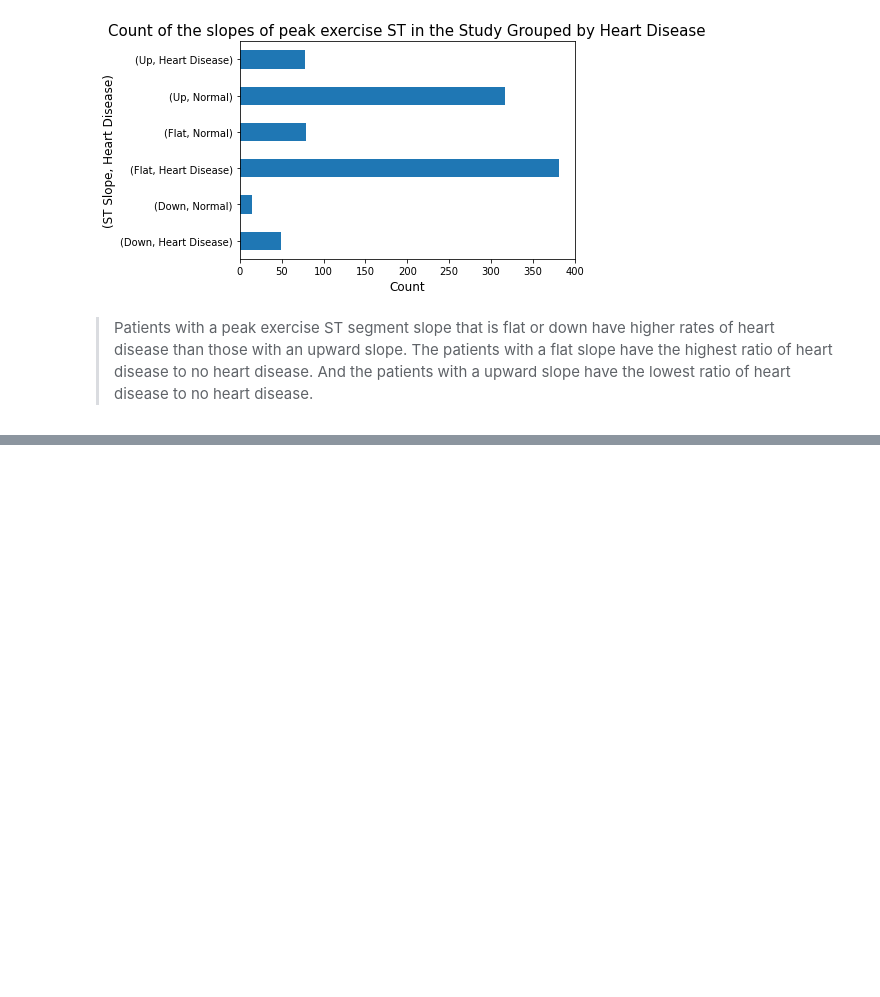
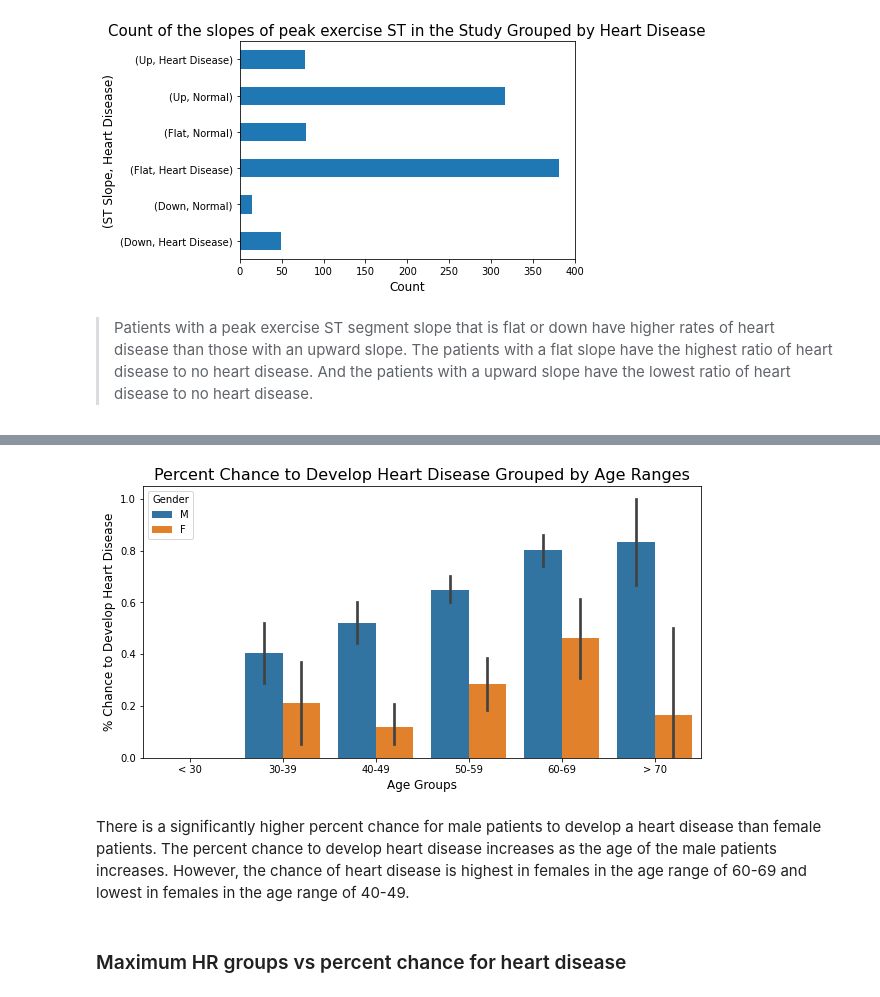
Before and after one commit to dcreeder89/Dojo-Project-2, a Jupyter notebook: Reeder__Heart_Failure_Prediction_Data_Analysis.ipynb, the cells around one changed output, grey strips where cells are left out. Saved outputs shown, nothing was run; the diff lists cells and outputs as text; code cells hidden in the pictures; blank space fills up the shorter version.

```diff
--- a/Reeder__Heart_Failure_Prediction_Data_Analysis.ipynb
+++ b/Reeder__Heart_Failure_Prediction_Data_Analysis.ipynb
@@ -390,0 +484,13 @@ plt.show()
+# %%
+fig, ax = plt.subplots(figsize=(10,5))
+ax = sns.barplot(data=df1, x='AgeGroups', y='HeartDisease', hue='Sex');
+ax.set_title('Percent Chance to Develop Heart Disease Grouped by Age Ranges', fontsize=16);
+ax.set_xlabel('Age Groups', fontsize=12);
+ax.set_ylabel('% Chance to Develop Heart Disease', fontsize=12);
+ax.legend(loc='upper left', title='Gender');
+# %% [output]
+[figure, added]
+# %% [markdown]
+There is a significantly higher percent chance for male patients to develop a heart disease than female patients. The percent chance to develop heart disease increases as the age of the male patients increases. However, the chance of heart disease is highest in females in the age range of 60-69 and lowest in females in the age range of 40-49.
+# %% [markdown]
+### Maximum HR groups vs percent chance for heart disease
```
Also changed, not shown: parts of 28 cells of this notebook.
